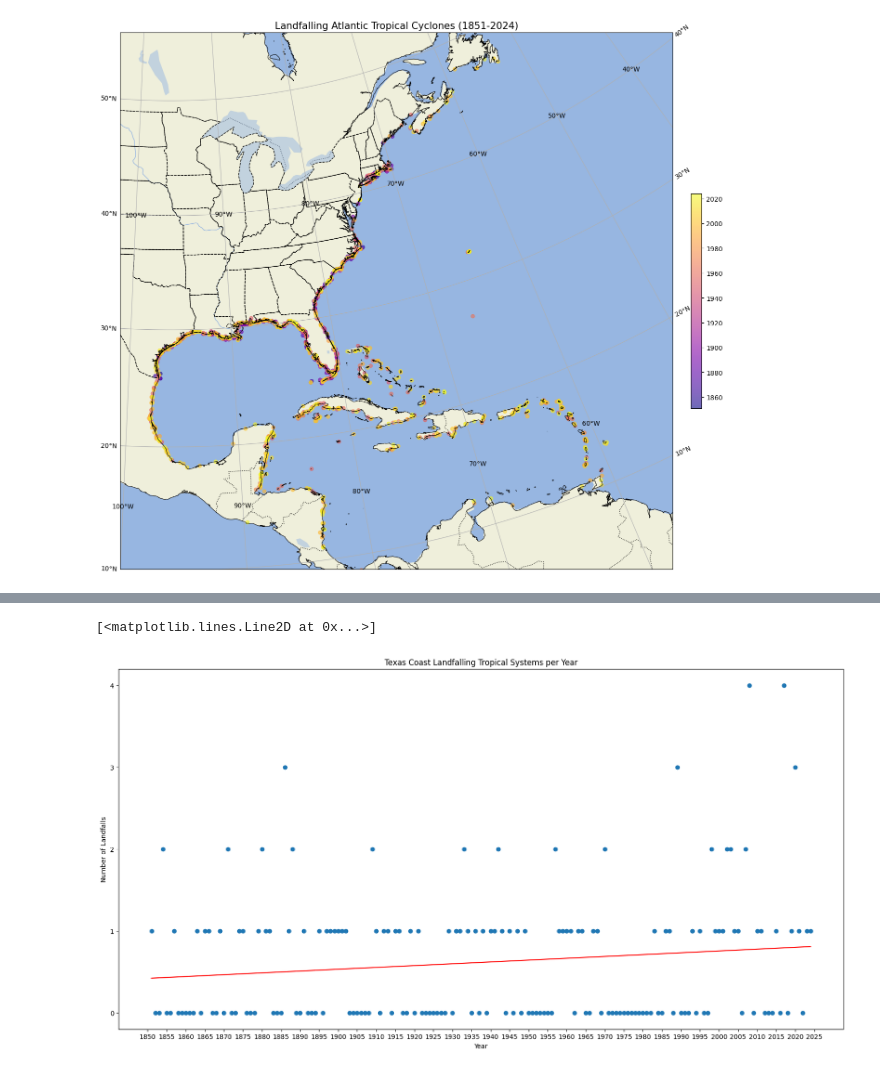
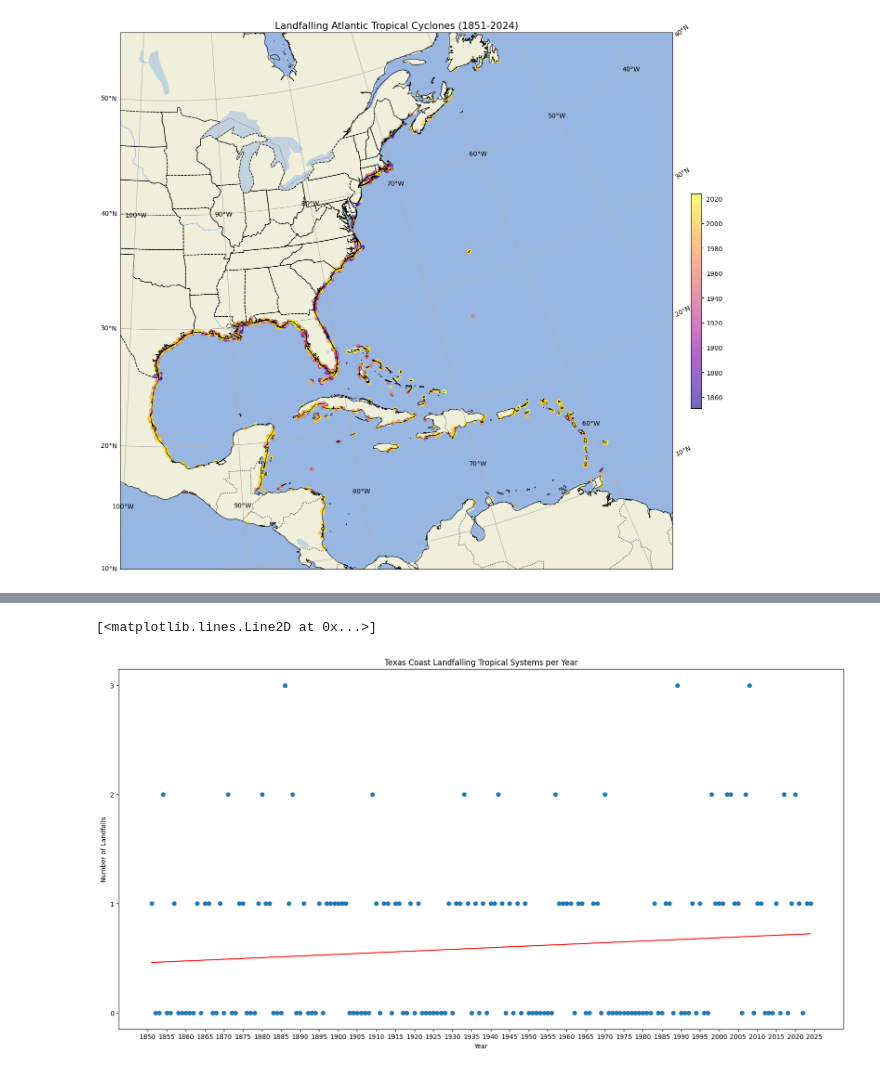
Before and after one commit to EP-Shark/Meteorology-Research-Dr.-Misra-, a Jupyter notebook: Hurdat2_analysis.ipynb, the cells around one changed output, grey strips where cells are left out. Cells and saved outputs as stored; diff of their text form; code cells hidden in the pictures.

```diff
--- a/Hurdat2_analysis.ipynb
+++ b/Hurdat2_analysis.ipynb
@@ -65,13 +65,17 @@ Landfall_only["category"] = np.select([
 default = 'Unknown')
 # %%
 ## Assigning States to each Landfall ##
+Landfall_only = Landfall_only.reset_index() #Resetting index to make storm_name and year columns again
 #Converting lat and longitude values to purely numeric numbers
 Landfall_only['lat_num'] = Landfall_only['Lat'].str.strip('N').astype(float)
 Landfall_only['lon_num'] = Landfall_only['lon'].str.strip('W').astype(float) * -1
 
 def assign_state(lon,lat):
-    if lon >= -97.5 and lon <=-93.5 and lat >= 25.5 and lat <= 29.5:
+    if lon >= -97.6 and lon <=-93.5 and lat >= 25.8 and lat <= 30.2:
         return "Texas"
-    # add other states here as needed
-    return None
+    elif lon >= -93.7 and lon <= -89 and lat >= 28.9 and lat <= 30.3:
+        return "Louisiana"
+    # add other states as needed
+    return
 Landfall_only['state'] = Landfall_only.apply(lambda row: assign_state(row['lon_num'], row['lat_num']), axis=1)
+Landfall_only['state']
@@ -114,27 +162,28 @@ Text(0.5, 1.0, 'Landfalling Atlantic Tropical Cyclones (1851-2024)')
 # %%
 # Parsing the dataframe for texas landfalls only#
-Texas_Landfalls = Landfall_only[(Lat >= 25.8) & (Lat <= 30.2) & (Lon >= -97.6) & (Lon <= -93.5)] #This parses the dataframe for landfalls using texas coast lat/lon boundaries
+Texas_Landfalls = Landfall_only[Landfall_only['state'] == "Texas"] #This parses the dataframe for landfalls using texas coast lat/lon boundaries
+Texas_Landfalls_altered = Texas_Landfalls.drop_duplicates(subset=['storm_id','year', 'state'])
 all_years = np.arange(Landfall_only['year'].min(), Landfall_only['year'].max()+1)
 Texas_L_years = Texas_Landfalls['year'].values
-Texas_landfall_count = Texas_Landfalls.groupby('year').size().reindex(all_years, fill_value=0)
+Texas_landfall_count = Texas_Landfalls_altered.groupby('year').size().reindex(all_years, fill_value=0)
 ## Creating a scatterplot for Texas landfalls ##
 fig, ax = plt.subplots(figsize=(20,10))
 ax.scatter(Texas_landfall_count.index, Texas_landfall_count)
 #Adding elements to the plot#
 ax.set_xlabel("Year")
 ax.set_ylabel('Number of Landfalls')
 ax.set_title('Texas Coast Landfalling Tropical Systems per Year')
 x_range = np.arange(1850, 2026, 5)
 ax.set_xticks(x_range)
 #ax.set_ylim(0, 5)
-ax.set_yticks([0,1,2,3,4])
+ax.set_yticks([0,1,2,3])
 ### Creating a trendline ###
 years = Texas_landfall_count.index.astype(int)
 counts = Texas_landfall_count.values
 z = np.polyfit (years, counts, 1)
 p = np.poly1d(z)
 plt.plot(years, p(years), "r-")
 # %% [output]
 [<matplotlib.lines.Line2D at 0x...>]
-[figure, old version]
+[figure, new version]
 # %%
```
Also changed, not shown: parts of 3 cells of this notebook.
